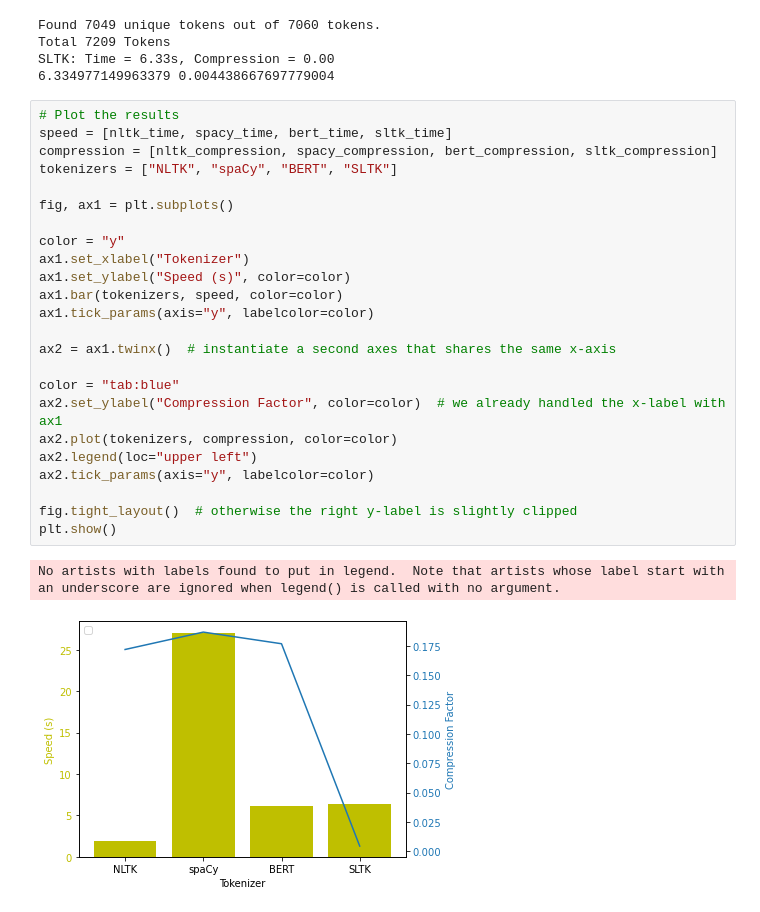
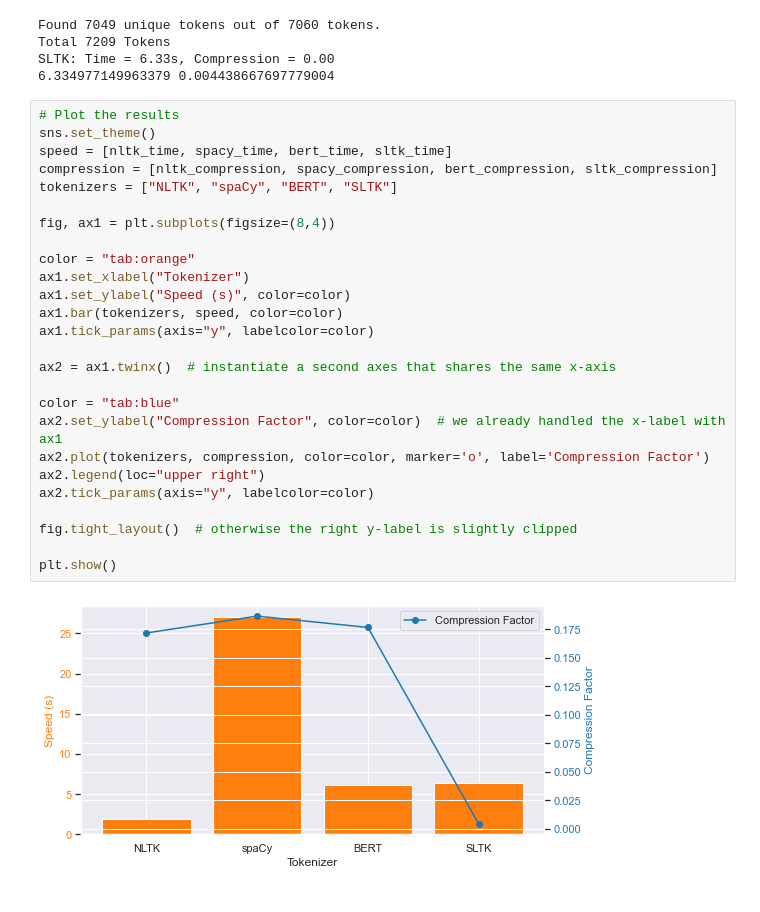
Before and after one commit to Buddhilive/sltk, a Jupyter notebook: eval.ipynb, the cells around one changed output. Cells and saved outputs as stored; diff of their text form.

```diff
--- a/eval.ipynb
+++ b/eval.ipynb
@@ -127,31 +128,32 @@ SLTK: Time = 6.33s, Compression = 0.00
 6.334977149963379 0.004438667697779004
 # %%
 # Plot the results
+sns.set_theme()
 speed = [nltk_time, spacy_time, bert_time, sltk_time]
 compression = [nltk_compression, spacy_compression, bert_compression, sltk_compression]
 tokenizers = ["NLTK", "spaCy", "BERT", "SLTK"]
 
-fig, ax1 = plt.subplots()
+fig, ax1 = plt.subplots(figsize=(8,4))
 
-color = "y"
+color = "tab:orange"
 ax1.set_xlabel("Tokenizer")
 ax1.set_ylabel("Speed (s)", color=color)
 ax1.bar(tokenizers, speed, color=color)
 ax1.tick_params(axis="y", labelcolor=color)
 
 ax2 = ax1.twinx()  # instantiate a second axes that shares the same x-axis
 
 color = "tab:blue"
 ax2.set_ylabel("Compression Factor", color=color)  # we already handled the x-label with ax1
-ax2.plot(tokenizers, compression, color=color)
-ax2.legend(loc="upper left")
+ax2.plot(tokenizers, compression, color=color, marker='o', label='Compression Factor')
+ax2.legend(loc="upper right")
 ax2.tick_params(axis="y", labelcolor=color)
 
 fig.tight_layout()  # otherwise the right y-label is slightly clipped
+
 plt.show()
 # %% [output]
-No artists with labels found to put in legend.  Note that artists whose label start with an underscore are ignored when legend() is called with no argument.
-[figure, old version]
+[figure, new version]
 # %%
 objects = ("NLTK", "spaCy", "BERT", "SLTK")
 y_pos = np.arange(len(objects))
```
Also changed, not shown: parts of 2 cells of this notebook.
